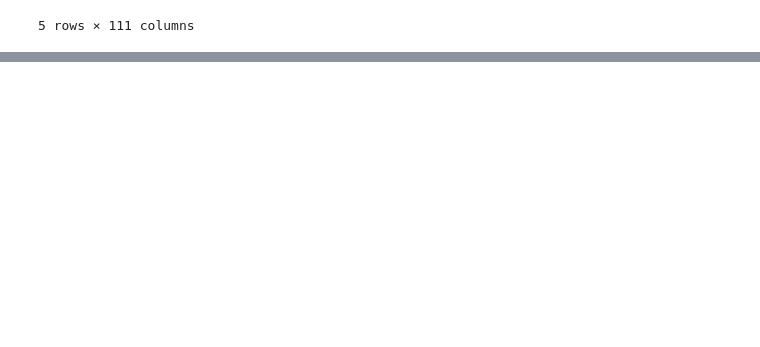
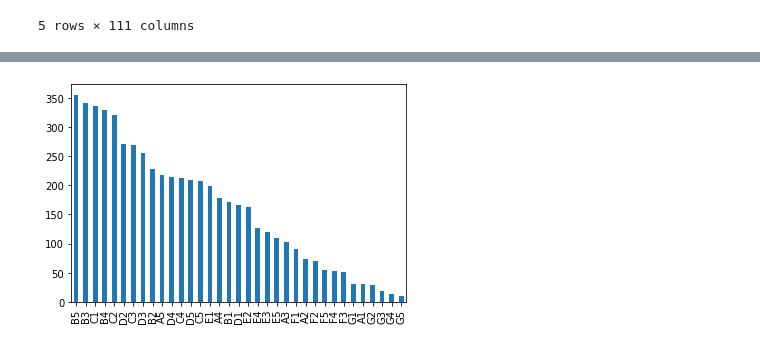
Before and after one commit to vighu0710/LendingClubCaseStudy, a Jupyter notebook: Lending Club Case Study.ipynb, the cells around one changed output, grey strips where cells are left out. Drawn from its saved outputs; the diff is of its cells as text; code cells hidden in the pictures; blank space fills up the shorter version.

```diff
--- a/Lending Club Case Study.ipynb
+++ b/Lending Club Case Study.ipynb
@@ -666,0 +451,10 @@ LoanDf.shape
+# %%
+# Distribution of Sub-Grade among Charged-off category
+chargedOffLoanDF["sub_grade"].value_counts().plot.bar()
+plt.xticks(rotation=90)
+plt.show()
+
+# Observation
+# customers with sub-grade of B, C and D are likely to default
+# %% [output]
+[figure, added]
```
Also changed, not shown: parts of 189 cells of this notebook.
